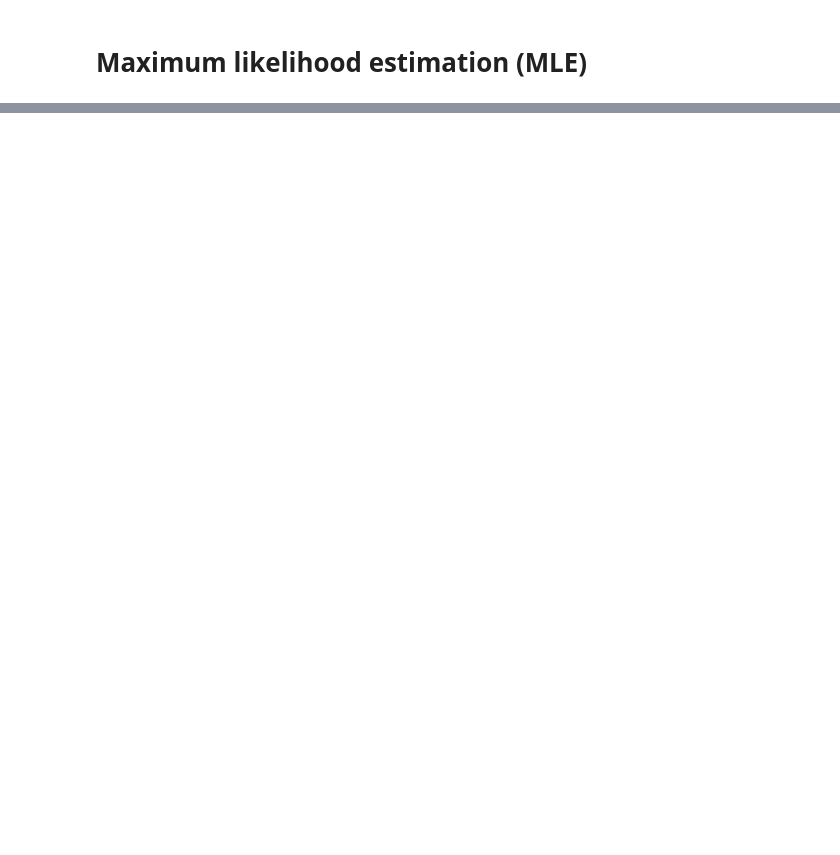
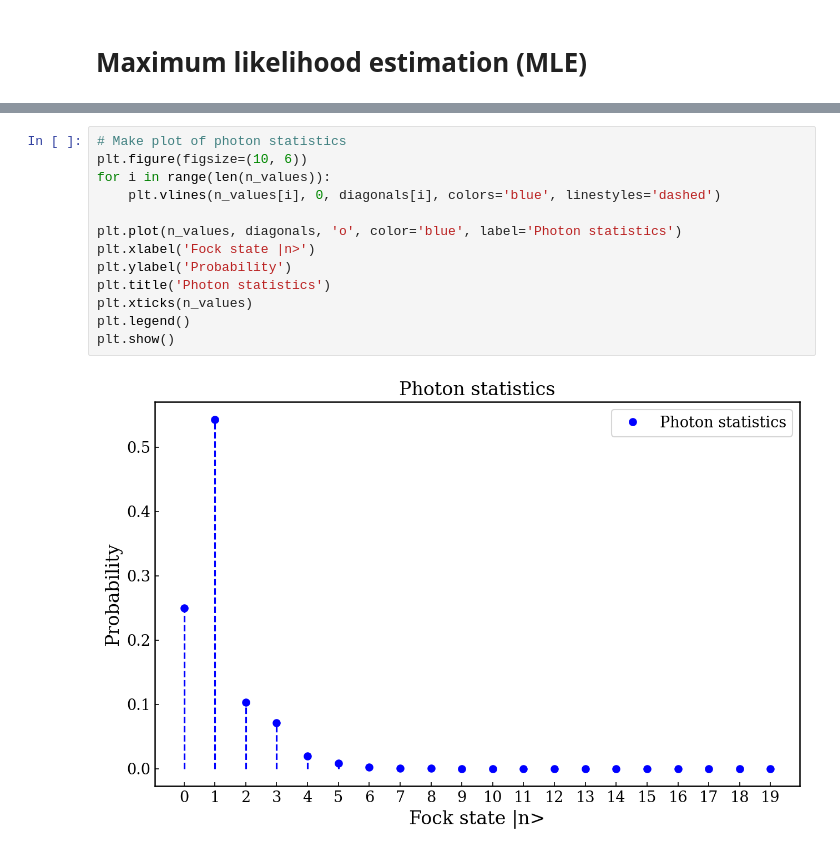
Before and after one commit to ThomasRavnborg/Homodyne-Tomography, a Jupyter notebook: code/MLE.ipynb, the cells around one changed output, grey strips where cells are left out. Cells and saved outputs as stored; diff of their text form; blank space fills up the shorter version.

```diff
--- a/code/MLE.ipynb
+++ b/code/MLE.ipynb
@@ -72,0 +144,15 @@ test.shape
+# %%
+# Make plot of photon statistics
+plt.figure(figsize=(10, 6))
+for i in range(len(n_values)):
+    plt.vlines(n_values[i], 0, diagonals[i], colors='blue', linestyles='dashed')
+
+plt.plot(n_values, diagonals, 'o', color='blue', label='Photon statistics')
+plt.xlabel('Fock state |n>')
+plt.ylabel('Probability')
+plt.title('Photon statistics')
+plt.xticks(n_values)
+plt.legend()
+plt.show()
+# %% [output]
+[figure, added]
```
Also changed, not shown: parts of 17 cells of this notebook.
